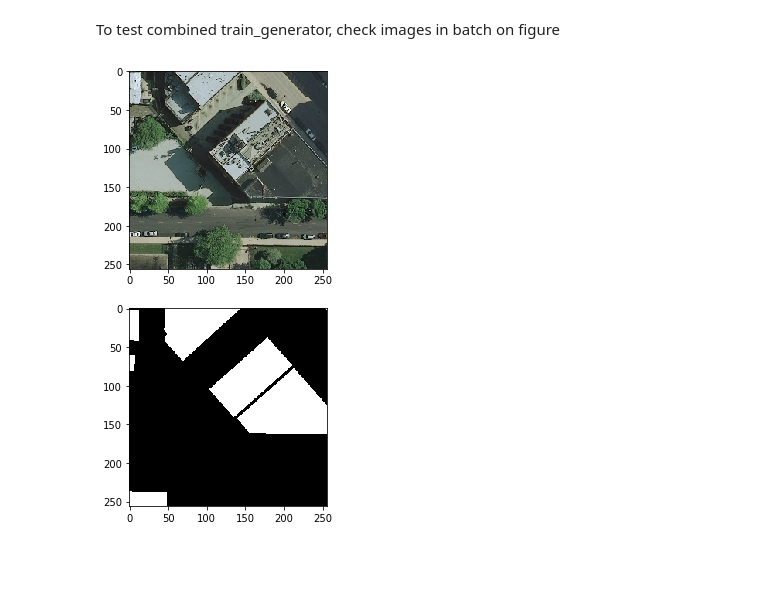
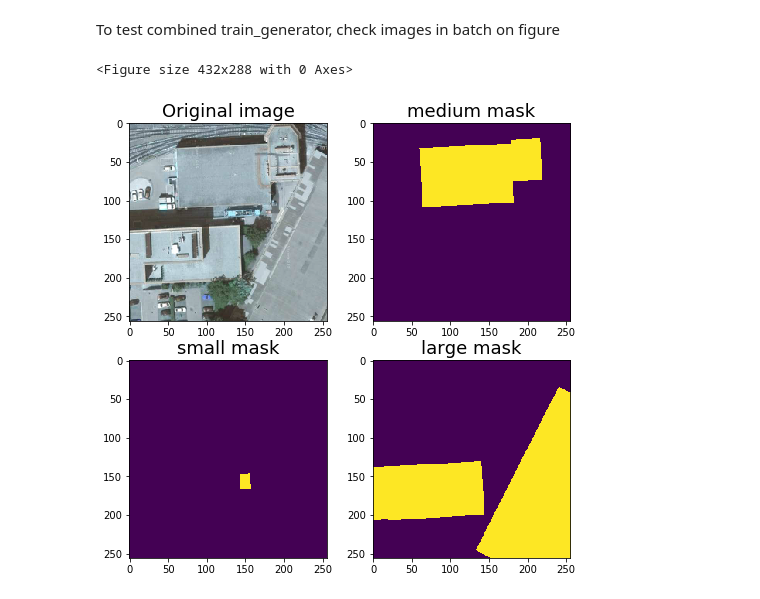
Before and after one commit to UsrNameu1/UNetSS, a Jupyter notebook: notebook/SegmentionGeneratorTest.ipynb, the cells around one changed output. Drawn from its saved outputs; the diff is of its cells as text; code cells hidden in the pictures; blank space fills up the shorter version.

```diff
--- a/notebook/SegmentionGeneratorTest.ipynb
+++ b/notebook/SegmentionGeneratorTest.ipynb
@@ -32,12 +38,12 @@ Provide the same seed and keyword arguments to the fit and flow methods
 # %%
 seed = 31
 image_generator = image_datagen.flow_from_directory(
-    '/tf/scripts/input/train_bin_256/image',
+    '/tf/scripts/input/train_sizelabel_256/image',
     class_mode=None,
     seed=seed)
 
 gt_generator = gt_datagen.flow_from_directory(
-    '/tf/scripts/input/train_bin_256/gt',
+    '/tf/scripts/input/train_sizelabel_256/gt',
     class_mode=None,
     seed=seed)
 # %% [output]
@@ -64,35 +83,37 @@ def transform(img_batch, gt_batch):
 # %% [markdown]
 Combine generators into one which yields image and masks
 # %%
-train_generator = (transform(img_batch, gt_batch) for img_batch, gt_batch in zip(image_generator, gt_generator))
+train_generator = (_aug_transform(img_batch, gt_batch, SizeLabel, True)
+                   for img_batch, gt_batch in zip(image_generator, gt_generator))
 # %% [markdown]
 To test combined train_generator, check images in batch on figure
 # %%
-def visualize(image, mask, original_image=None, original_mask=None):
+def visualize(image: np.ndarray, mask: Union[np.ndarray, Tuple]):
     fontsize = 18
-
-    if original_image is None and original_mask is None:
+    plt.figure()
+    if isinstance(mask, np.ndarray):
         f, ax = plt.subplots(2, 1, figsize=(8, 8))
 
-        ax[0].imshow(image)
+        ax[0].imshow((image * 255.).astype(np.uint8))
         ax[1].imshow(mask)
     else:
         f, ax = plt.subplots(2, 2, figsize=(8, 8))
 
-        ax[0, 0].imshow(original_image)
+        ax[0, 0].imshow((image * 255.).astype(np.uint8))
         ax[0, 0].set_title('Original image', fontsize=fontsize)
 
-        ax[1, 0].imshow(original_mask)
-        ax[1, 0].set_title('Original mask', fontsize=fontsize)
+        ax[1, 0].imshow(mask[0][:,:,1].astype(np.uint8))
+        ax[1, 0].set_title('small mask', fontsize=fontsize)
 
-        ax[0, 1].imshow(image)
-        ax[0, 1].set_title('Transformed image', fontsize=fontsize)
+        ax[0, 1].imshow(mask[1][:,:,1].astype(np.uint8))
+        ax[0, 1].set_title('medium mask', fontsize=fontsize)
 
-        ax[1, 1].imshow(mask)
-        ax[1, 1].set_title('Transformed mask', fontsize=fontsize)
+        ax[1, 1].imshow(mask[2][:,:,1].astype(np.uint8))
+        ax[1, 1].set_title('large mask', fontsize=fontsize)
 # %%
-images, gts = next(train_generator)
+images, gts_list = next(train_generator)
-# %%
-visualize(images[0].astype(np.uint8), gts[0].astype(np.uint8))
-# %% [output]
-[figure, removed]
+# %%
+visualize(images[24], list(zip(*gts_list))[24])
+# %% [output]
+<Figure size 432x288 with 0 Axes>
+[figure, added]
```
Also changed, not shown: parts of 2 cells of this notebook, 1 other file.
